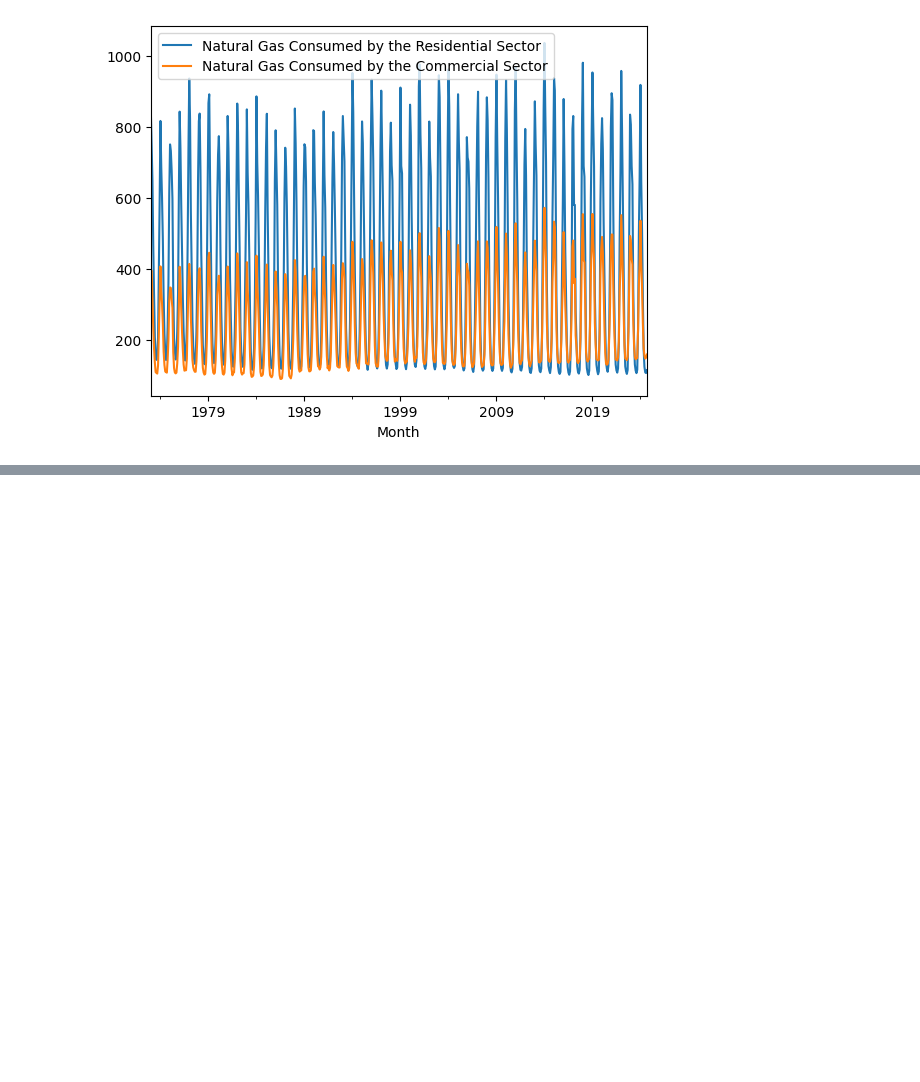
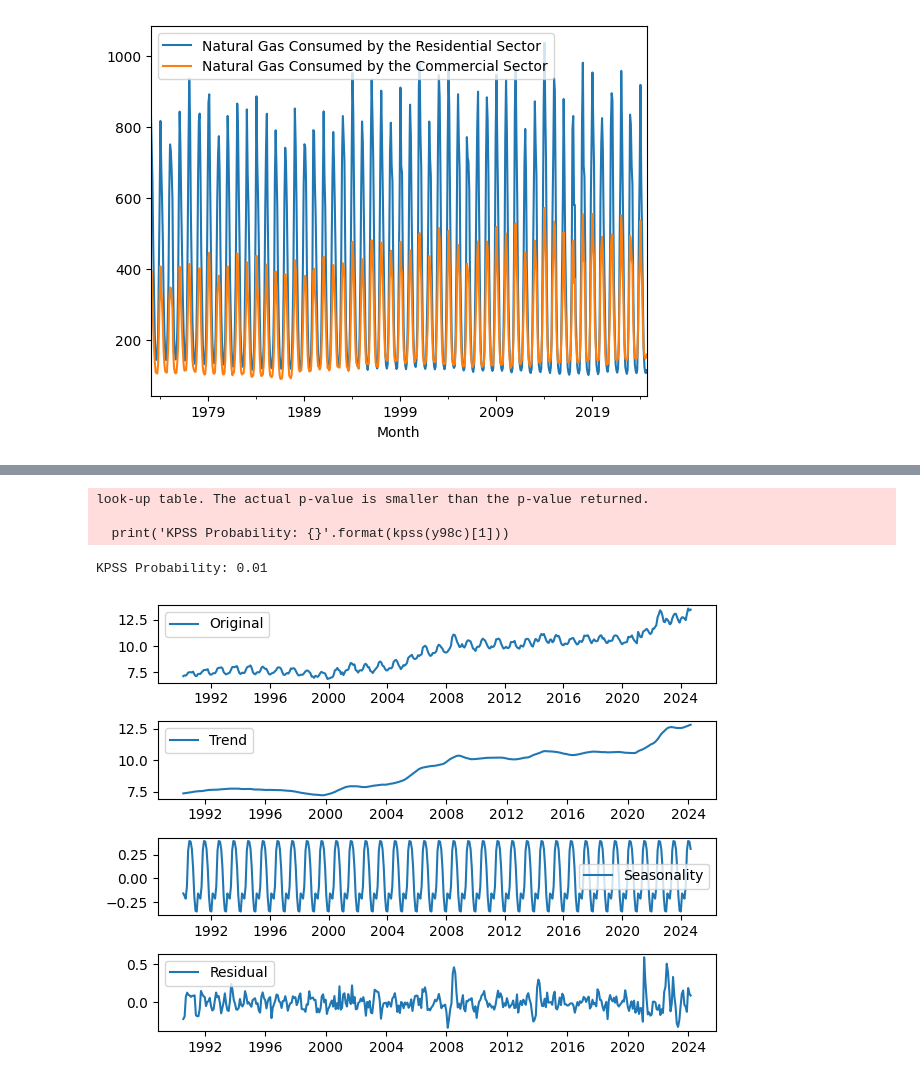
Before and after one commit to bktakacs/springboard_dsc_capstone3, a Jupyter notebook: dw-eda.ipynb, the cells around one changed output, grey strips where cells are left out. Drawn from its saved outputs; the diff is of its cells as text; code cells hidden in the pictures; blank space fills up the shorter version.

```diff
--- a/data-wrangling.ipynb
+++ b/dw-eda.ipynb
@@ -220,0 +241,10 @@ df98.to_csv(datapath + 'df98.csv')
+# %%
+# Check for stationarity of data
+print('KPSS Probability: {}'.format(kpss(y98c)[1]))
+decomposition(y98c)
+# %% [output]
+look-up table. The actual p-value is smaller than the p-value returned.
+
+  print('KPSS Probability: {}'.format(kpss(y98c)[1]))
+KPSS Probability: 0.01
+[figure, added]
```
Also changed, not shown: parts of 7 cells of this notebook.
